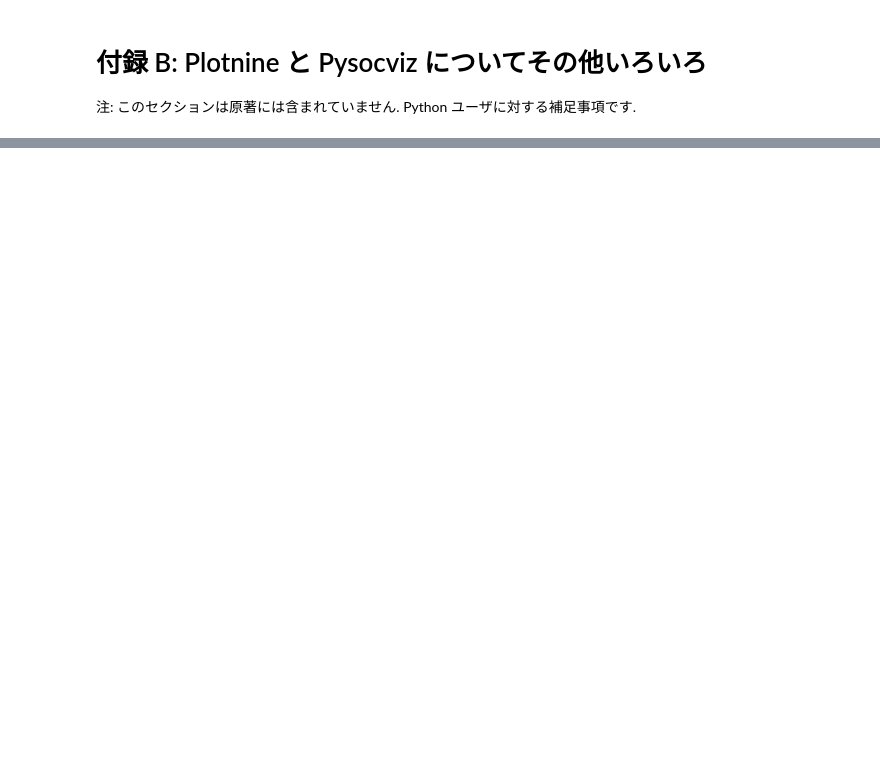
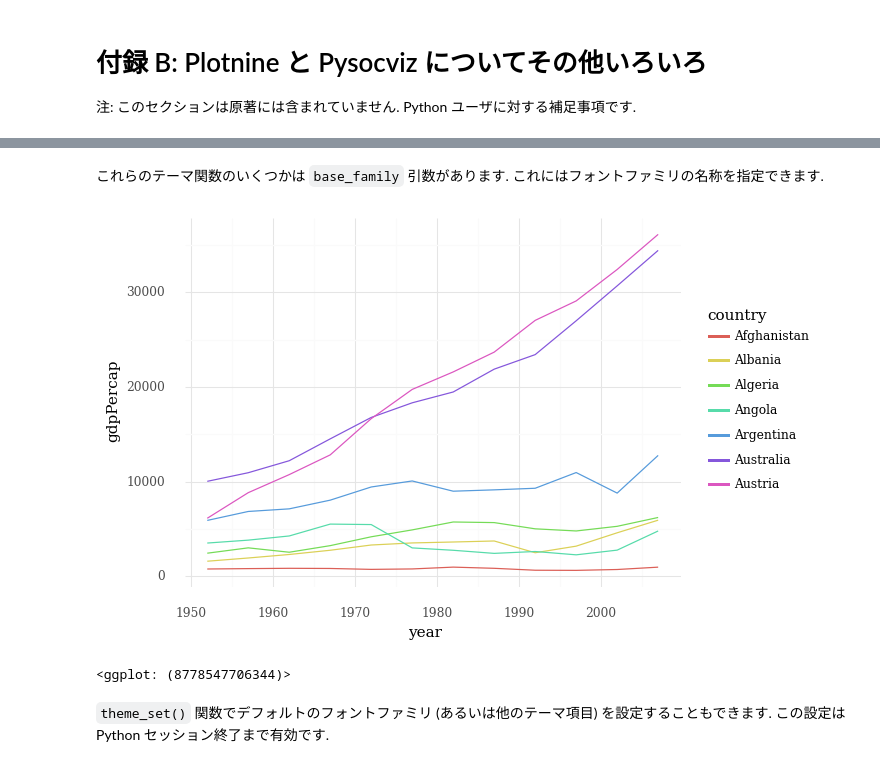
Before and after one commit to Gedevan-Aleksizde/pysocviz, a Jupyter notebook: notebooks/jp/Appendix-plotnine.ipynb, the cells around one changed output, grey strips where cells are left out. Cells and saved outputs as stored; diff of their text form; code cells hidden in the pictures; blank space fills up the shorter version.

```diff
--- a/notebooks/jp/Appendix-plotnine.ipynb
+++ b/notebooks/jp/Appendix-plotnine.ipynb
@@ -11,0 +26,9 @@ from gapminder import gapminder
+# %% [markdown]
+これらのテーマ関数のいくつかは `base_family` 引数があります. これにはフォントファミリの名称を指定できます.
+# %%
+p + theme_minimal(base_family='DejaVu Serif')
+# %% [output]
+[figure, added]
+<ggplot: (8778547706344)>
+# %% [markdown]
+`theme_set()` 関数でデフォルトのフォントファミリ (あるいは他のテーマ項目) を設定することもできます. この設定は Python セッション終了まで有効です.
```
Also changed, not shown: parts of 20 cells of this notebook, 1 other file.
